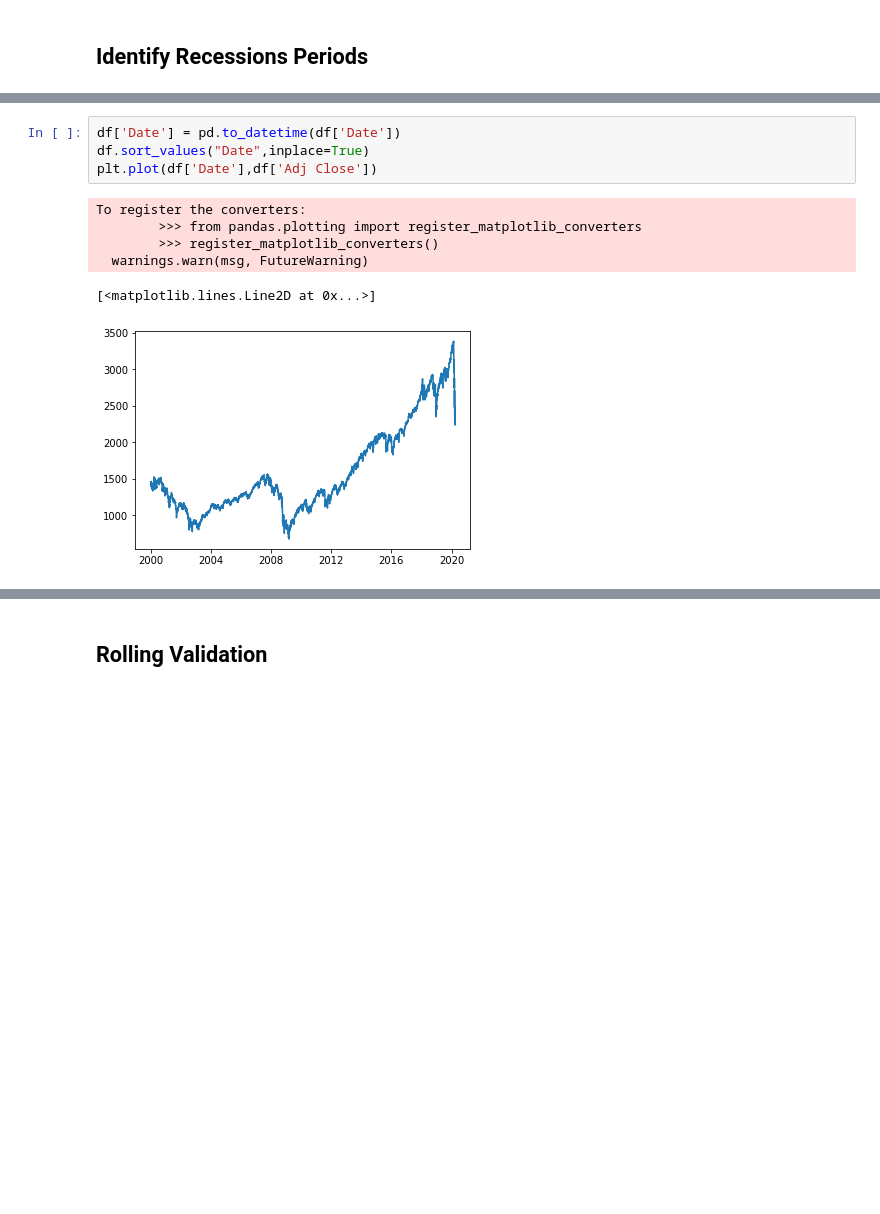
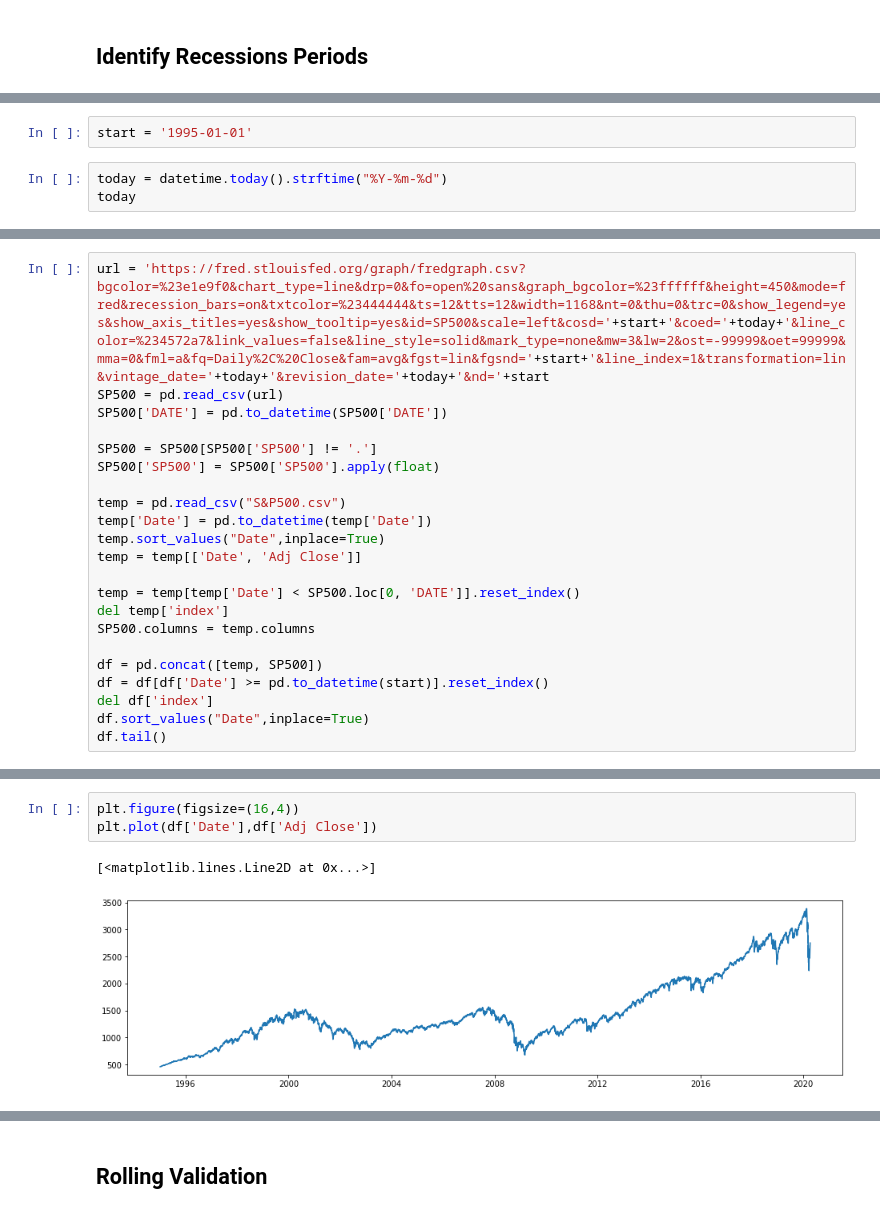
Before and after one commit to amritadutta25/Stock-Price-Prediction-using-Russell-3000, a Jupyter notebook: recession_Models.ipynb, the cells around one changed output, grey strips where cells are left out. Drawn from its saved outputs; the diff is of its cells as text; blank space fills up the shorter version.

```diff
--- a/recession_Models.ipynb
+++ b/recession_Models.ipynb
@@ -19,0 +10,5 @@ df.head()
+# %%
+start = '1995-01-01'
+# %%
+today = datetime.today().strftime("%Y-%m-%d")
+today
@@ -19,0 +17,22 @@ df.head()
+# %%
+url = 'https://fred.stlouisfed.org/graph/fredgraph.csv?bgcolor=%23e1e9f0&chart_type=line&drp=0&fo=open%20sans&graph_bgcolor=%23ffffff&height=450&mode=fred&recession_bars=on&txtcolor=%23444444&ts=12&tts=12&width=1168&nt=0&thu=0&trc=0&show_legend=yes&show_axis_titles=yes&show_tooltip=yes&id=SP500&scale=left&cosd='+start+'&coed='+today+'&line_color=%234572a7&link_values=false&line_style=solid&mark_type=none&mw=3&lw=2&ost=-99999&oet=99999&mma=0&fml=a&fq=Daily%2C%20Close&fam=avg&fgst=lin&fgsnd='+start+'&line_index=1&transformation=lin&vintage_date='+today+'&revision_date='+today+'&nd='+start
+SP500 = pd.read_csv(url)
+SP500['DATE'] = pd.to_datetime(SP500['DATE'])
+
+SP500 = SP500[SP500['SP500'] != '.']
+SP500['SP500'] = SP500['SP500'].apply(float)
+
+temp = pd.read_csv("S&P500.csv")
+temp['Date'] = pd.to_datetime(temp['Date'])
+temp.sort_values("Date",inplace=True)
+temp = temp[['Date', 'Adj Close']]
+
+temp = temp[temp['Date'] < SP500.loc[0, 'DATE']].reset_index()
+del temp['index']
+SP500.columns = temp.columns
+
+df = pd.concat([temp, SP500])
+df = df[df['Date'] >= pd.to_datetime(start)].reset_index()
+del df['index']
+df.sort_values("Date",inplace=True)
+df.tail()
@@ -20,11 +46,6 @@ df.head()
 # %%
-df['Date'] = pd.to_datetime(df['Date'])
-df.sort_values("Date",inplace=True)
+plt.figure(figsize=(16,4))
 plt.plot(df['Date'],df['Adj Close'])
 # %% [output]
-To register the converters:
-        >>> from pandas.plotting import register_matplotlib_converters
-        >>> register_matplotlib_converters()
-  warnings.warn(msg, FutureWarning)
+[<matplotlib.lines.Line2D at 0x...>]
-[<matplotlib.lines.Line2D at 0x...>]
-[figure, old version]
+[figure, new version]
```
Also changed, not shown: parts of 27 cells of this notebook.
